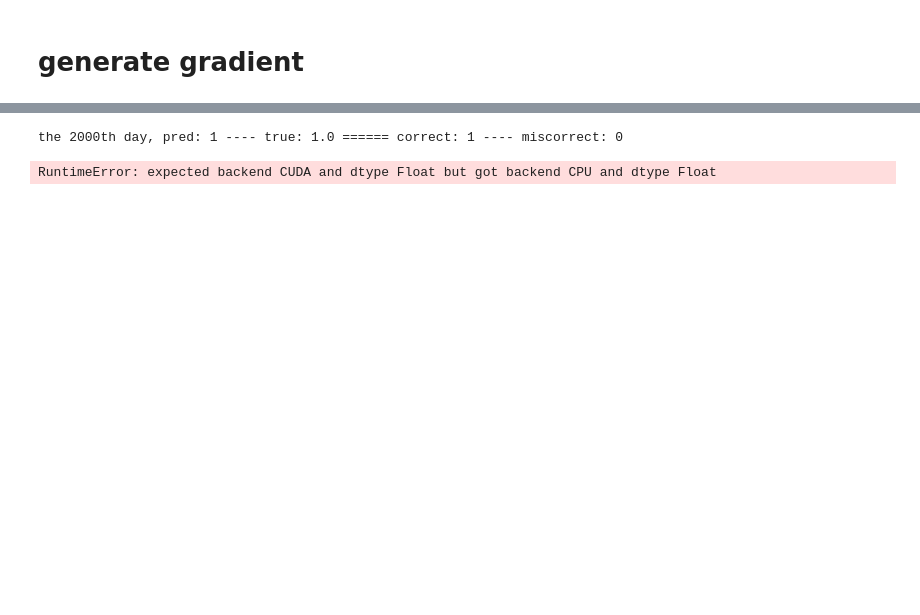
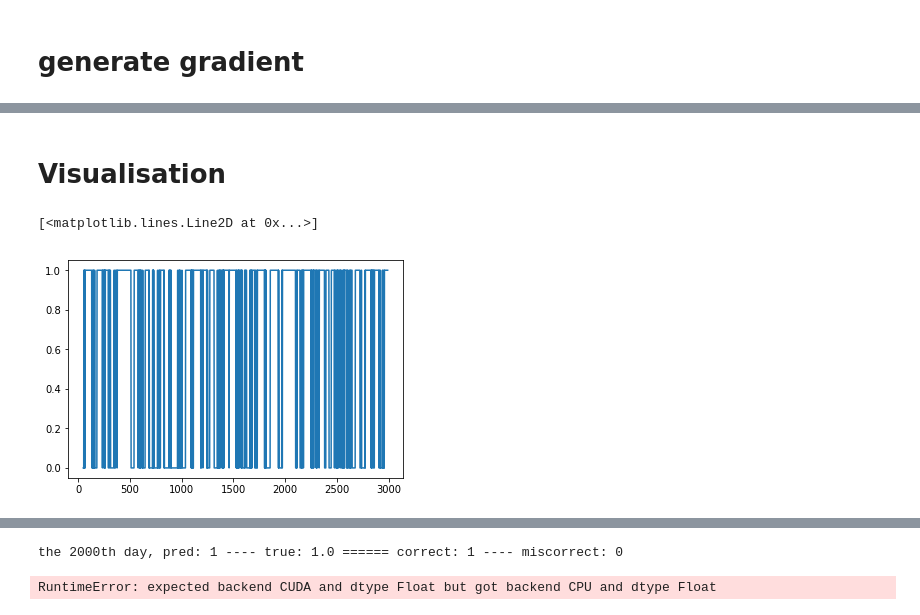
Before and after one commit to FrankWJW/MSc-dissertation, a Jupyter notebook: classifier.ipynb, the cells around one changed output, grey strips where cells are left out. Drawn from its saved outputs; the diff is of its cells as text; code cells hidden in the pictures; blank space fills up the shorter version.

```diff
--- a/classifier.ipynb
+++ b/classifier.ipynb
@@ -272,0 +301,7 @@ IndexError: index 1 is out of bounds for dimension 0 with size 1
+# %% [markdown]
+# Visualisation
+# %%
+plt.plot(df['forecasting_30daysout'])
+# %% [output]
+[<matplotlib.lines.Line2D at 0x...>]
+[figure, added]
```
Also changed, not shown: parts of 15 cells of this notebook, 5 other files.
